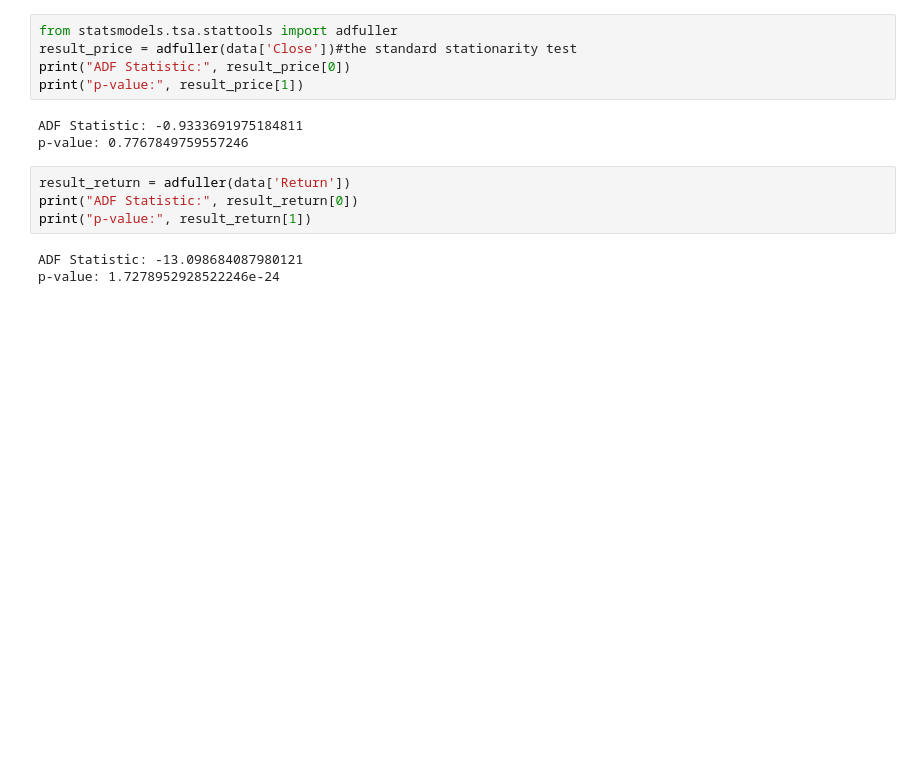
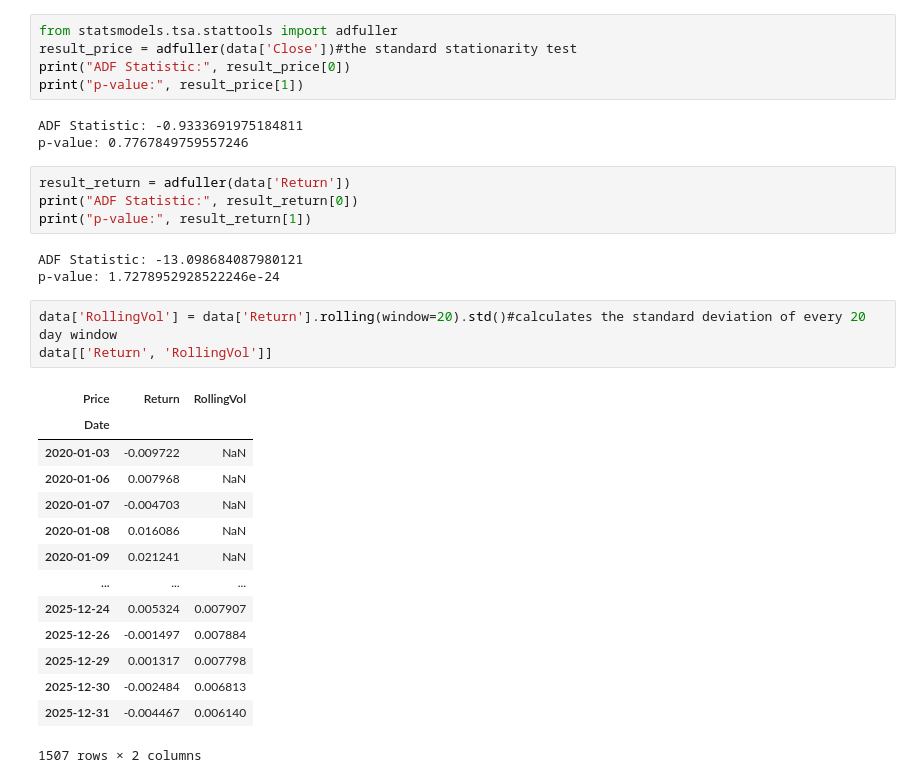
Before and after one commit to SimonSchmitzRafael/econ-portfolio, a Jupyter notebook: project1_volatility/01_data_collection.ipynb, the cells around one changed output. Saved outputs shown, nothing was run; the diff lists cells and outputs as text; blank space fills up the shorter version.

```diff
--- a/project1_volatility/01_data_collection.ipynb
+++ b/project1_volatility/01_data_collection.ipynb
@@ -106,3 +106,21 @@ print("p-value:", result_return[1])
 # %% [output]
 ADF Statistic: -13.098684087980121
 p-value: 1.7278952928522246e-24
+# %%
+data['RollingVol'] = data['Return'].rolling(window=20).std()#calculates the standard deviation of every 20 day window
+data[['Return', 'RollingVol']]
+# %% [output]
+| Price | Return | RollingVol |
+| Date |  |  |
+| 2020-01-03 | -0.009722 | NaN |
+| 2020-01-06 | 0.007968 | NaN |
+| 2020-01-07 | -0.004703 | NaN |
+| 2020-01-08 | 0.016086 | NaN |
+| 2020-01-09 | 0.021241 | NaN |
+| ... | ... | ... |
+| 2025-12-24 | 0.005324 | 0.007907 |
+| 2025-12-26 | -0.001497 | 0.007884 |
+| 2025-12-29 | 0.001317 | 0.007798 |
+| 2025-12-30 | -0.002484 | 0.006813 |
+| 2025-12-31 | -0.004467 | 0.006140 |
+1507 rows × 2 columns
```
Also changed, not shown: parts of 1 cell of this notebook.
